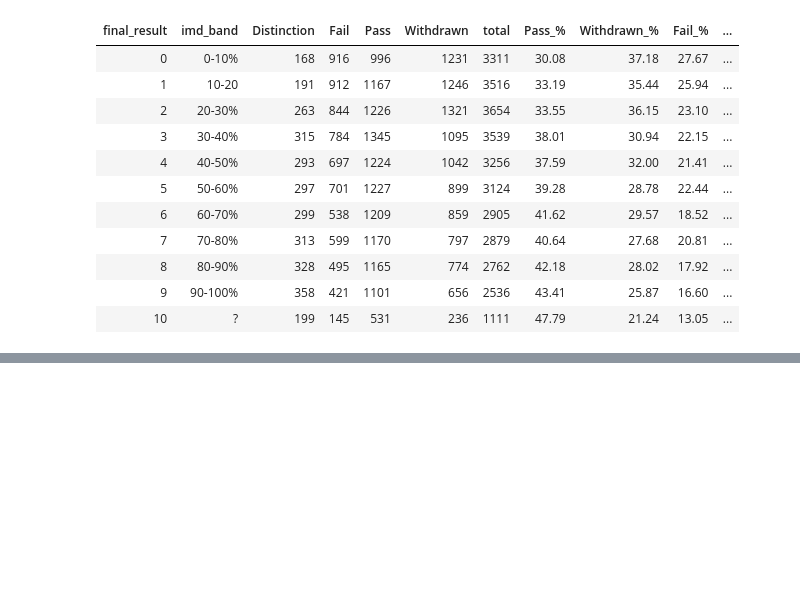
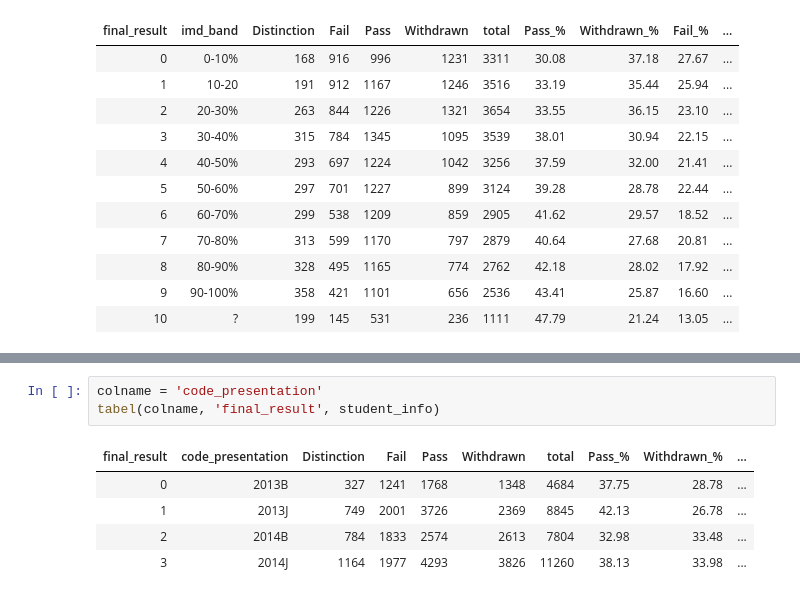
Before and after one commit to rayansami/behaviour-analysis, a Jupyter notebook: Analyzing_Open_University_Learning_Analytics_Dataset.ipynb, the cells around one changed output, grey strips where cells are left out. Saved outputs shown, nothing was run; the diff lists cells and outputs as text; blank space fills up the shorter version.

```diff
--- a/Analyzing_Open_University_Learning_Analytics_Dataset.ipynb
+++ b/Analyzing_Open_University_Learning_Analytics_Dataset.ipynb
@@ -211,0 +236,9 @@ tabel(colname, 'final_result', student_info)
+# %%
+colname = 'code_presentation'
+tabel(colname, 'final_result', student_info)
+# %% [output]
+| final_result | code_presentation | Distinction | Fail | Pass | Withdrawn | total | Pass_% | Withdrawn_% | ... |
+| 0 | 2013B | 327 | 1241 | 1768 | 1348 | 4684 | 37.75 | 28.78 | ... |
+| 1 | 2013J | 749 | 2001 | 3726 | 2369 | 8845 | 42.13 | 26.78 | ... |
+| 2 | 2014B | 784 | 1833 | 2574 | 2613 | 7804 | 32.98 | 33.48 | ... |
+| 3 | 2014J | 1164 | 1977 | 4293 | 3826 | 11260 | 38.13 | 33.98 | ... |
```
Also changed, not shown: parts of 4 cells of this notebook.
